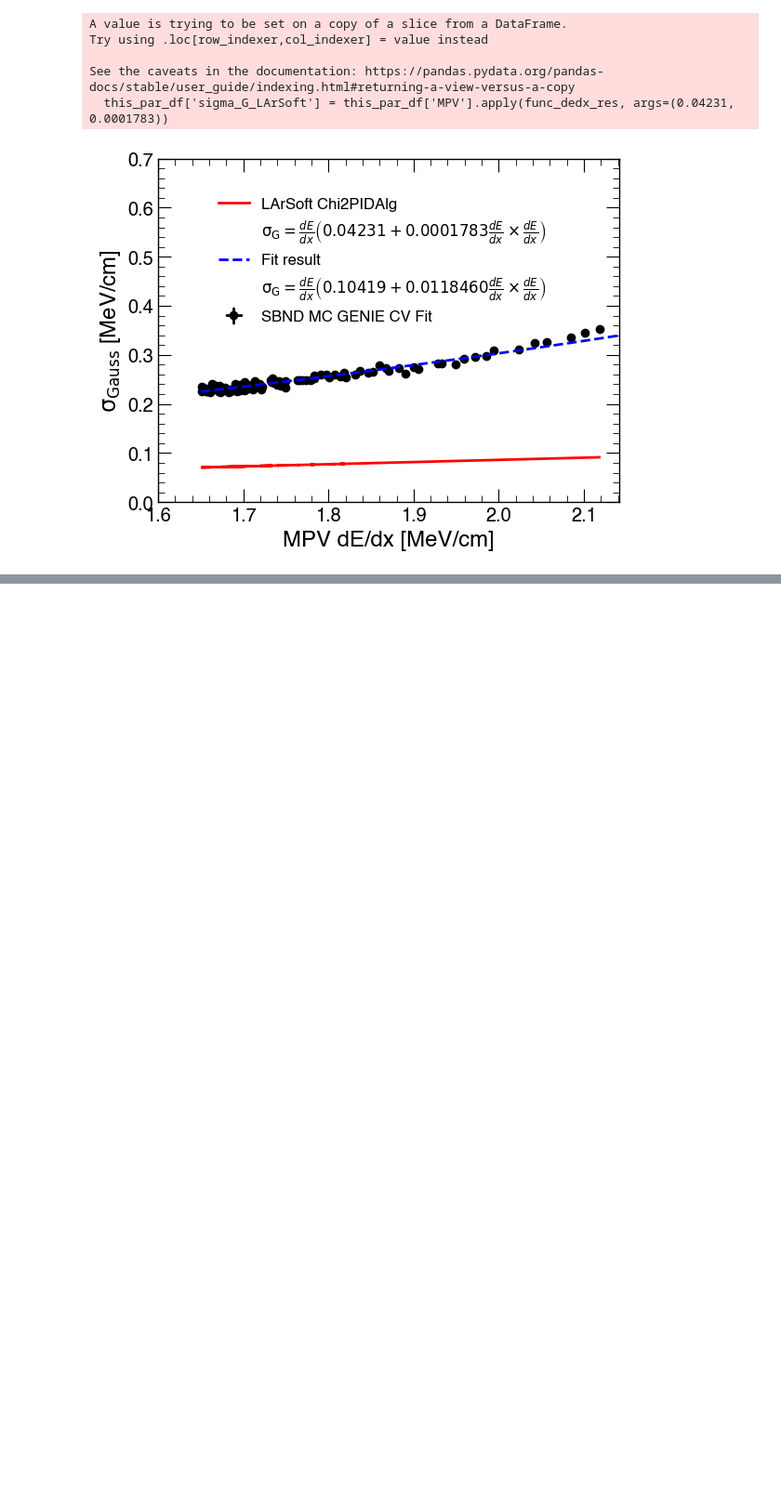
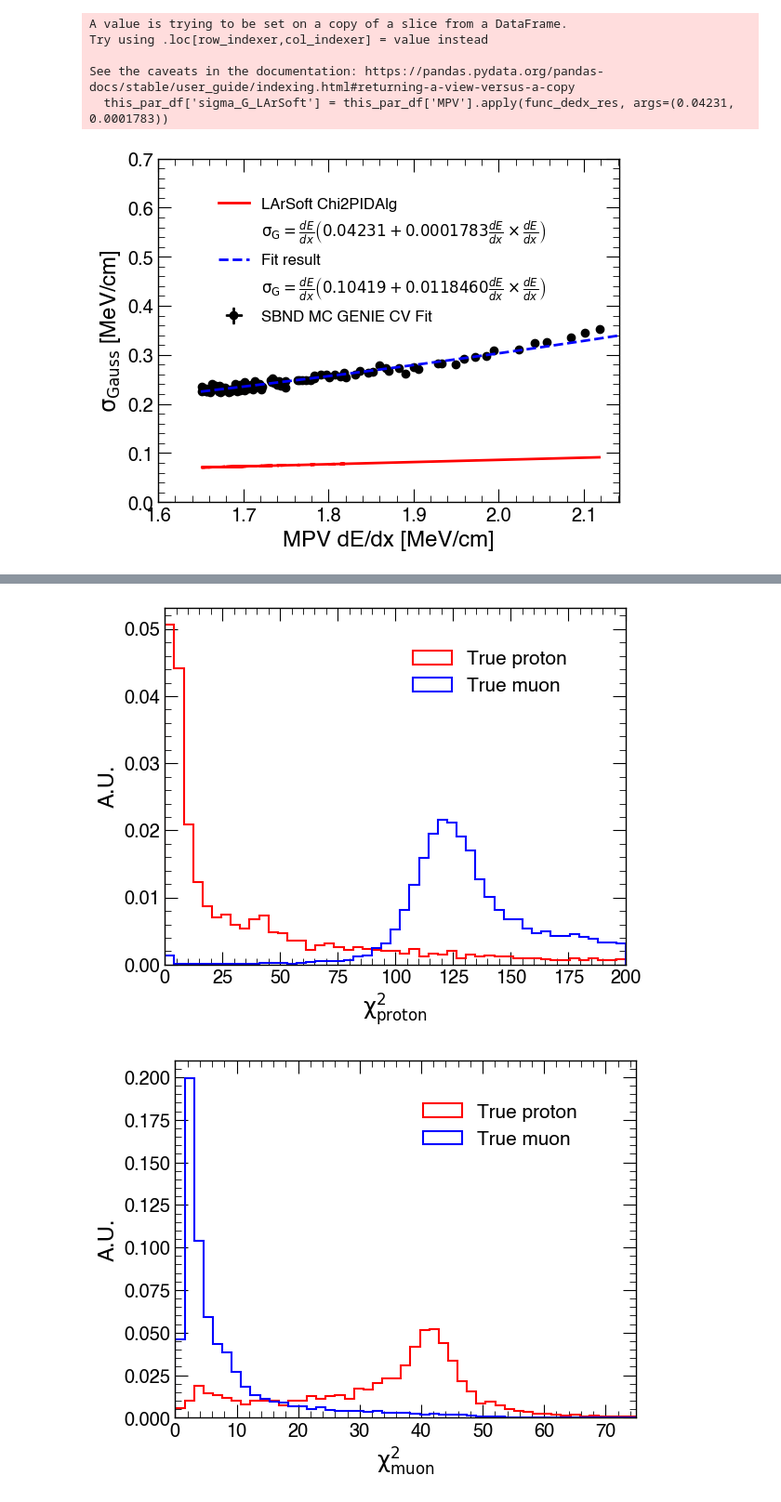
Before and after one commit to sungbinoh/SBND_chi2_study, a Jupyter notebook: study_muon_chi2.ipynb, the cells around one changed output, grey strips where cells are left out. Shown at 93% size. Saved outputs shown, nothing was run; the diff lists cells and outputs as text; code cells hidden in the pictures; blank space fills up the shorter version.

```diff
--- a/study_muon_chi2.ipynb
+++ b/study_muon_chi2.ipynb
@@ -360,0 +485,9 @@ Name: sigma_G_fit, Length: 102, dtype: float64
+# %%
+#chi2_proton_new_fit = hit0_sel_df.groupby('entry').apply(lambda group: calculate_chi2_for_entry(group, "proton", 0.10419, 0.0118460))
+#chi2_muon_new_fit = hit0_sel_df.groupby('entry').apply(lambda group: calculate_chi2_for_entry(group, "muon", 0.10419, 0.0118460))
+chi2_proton_new_fit = hit0_sel_df.groupby('entry').apply(lambda group: calculate_chi2_for_entry(group, "proton", 0., 0.))
+chi2_muon_new_fit = hit0_sel_df.groupby('entry').apply(lambda group: calculate_chi2_for_entry(group, "muon", 0., 0.))
+# %%
+chi2_new_fit_dr = chi2_proton_new_fit.reset_index(name='chi2_proton_new_fit')
+chi2_new_fit_dr['chi2_muon_new_fit'] = chi2_muon_new_fit.reset_index(name='chi2_muon_new_fit')['chi2_muon_new_fit']
+hit0_sel_df = pd.merge(hit0_sel_df, chi2_new_fit_dr, on='entry', how='left')
@@ -360,0 +510,33 @@ Name: sigma_G_fit, Length: 102, dtype: float64
+# %%
+def draw_chi2_plots(column1, column2, label1, label2, title_x, title_y, N_bins, x_min, x_max, y_min = 0, y_max = 0.5, save_str="noname"):
+    fig, ax = plt.subplots()
+    ax.set_xlim(left=x_min, right = x_max)
+    #ax.set_ylim(bottom=y_min, top = y_max)
+    plt.xlabel(title_x)
+    plt.ylabel(title_y)
+    plt.subplots_adjust(top = 0.95, bottom=0.15)
+    plt.hist(column1, bins=np.linspace(x_min, x_max, N_bins), histtype="step", color = 'red', label = label1, density=True)
+    plt.hist(column2, bins=np.linspace(x_min, x_max, N_bins), histtype="step", color = 'blue', label = label2, density=True)
+    plt.legend(bbox_to_anchor=(0.50, 0.93), loc='upper left', fontsize=15)
+
+    save_str = './plots/chi2PID/' + save_str
+    plt.savefig(save_str)
+# %%
+bool_true_muon = ((hit0_sel_df[('p', 'pdg', '')] == 13) | (hit0_sel_df[('p', 'pdg', '')] == -13))
+bool_true_proton = (hit0_sel_df[('p', 'pdg', '')] == 2212)
+
+true_proton_orig_chi2_proton = hit0_sel_df[bool_true_proton].groupby('entry')[[('chi2pid', 'I0', 'chi2_proton')]].apply(get_last)
+true_proton_orig_chi2_muon = hit0_sel_df[bool_true_proton].groupby('entry')[[('chi2pid', 'I0', 'chi2_muon')]].apply(get_last)
+true_proton_new_fit_chi2_proton = hit0_sel_df[bool_true_proton].groupby('entry')[['chi2_proton_new_fit']].apply(get_last)
+true_proton_new_fit_chi2_muon = hit0_sel_df[bool_true_proton].groupby('entry')[['chi2_muon_new_fit']].apply(get_last)
+
+true_muon_orig_chi2_proton = hit0_sel_df[bool_true_muon].groupby('entry')[[('chi2pid', 'I0', 'chi2_proton')]].apply(get_last)
+true_muon_orig_chi2_muon = hit0_sel_df[bool_true_muon].groupby('entry')[[('chi2pid', 'I0', 'chi2_muon')]].apply(get_last)
+true_muon_new_fit_chi2_proton = hit0_sel_df[bool_true_muon].groupby('entry')[['chi2_proton_new_fit']].apply(get_last)
+true_muon_new_fit_chi2_muon = hit0_sel_df[bool_true_muon].groupby('entry')[['chi2_muon_new_fit']].apply(get_last)
+# %%
+draw_chi2_plots(true_proton_orig_chi2_proton, true_muon_orig_chi2_proton, "True proton", "True muon", r'$\mathrm{{\chi}^{2}_{proton}}$', 'A.U.', 50, 0., 200., save_str='orig_chi2_proton_comp.pdf')
+draw_chi2_plots(true_proton_orig_chi2_muon, true_muon_orig_chi2_muon, "True proton", "True muon", r'$\mathrm{{\chi}^{2}_{muon}}$', 'A.U.', 50, 0., 75., save_str='orig_chi2_muon_comp.pdf')
+# %% [output]
+[figure, added]
+[figure, added]
```
Also changed, not shown: parts of 19 cells of this notebook, 2 other files.
